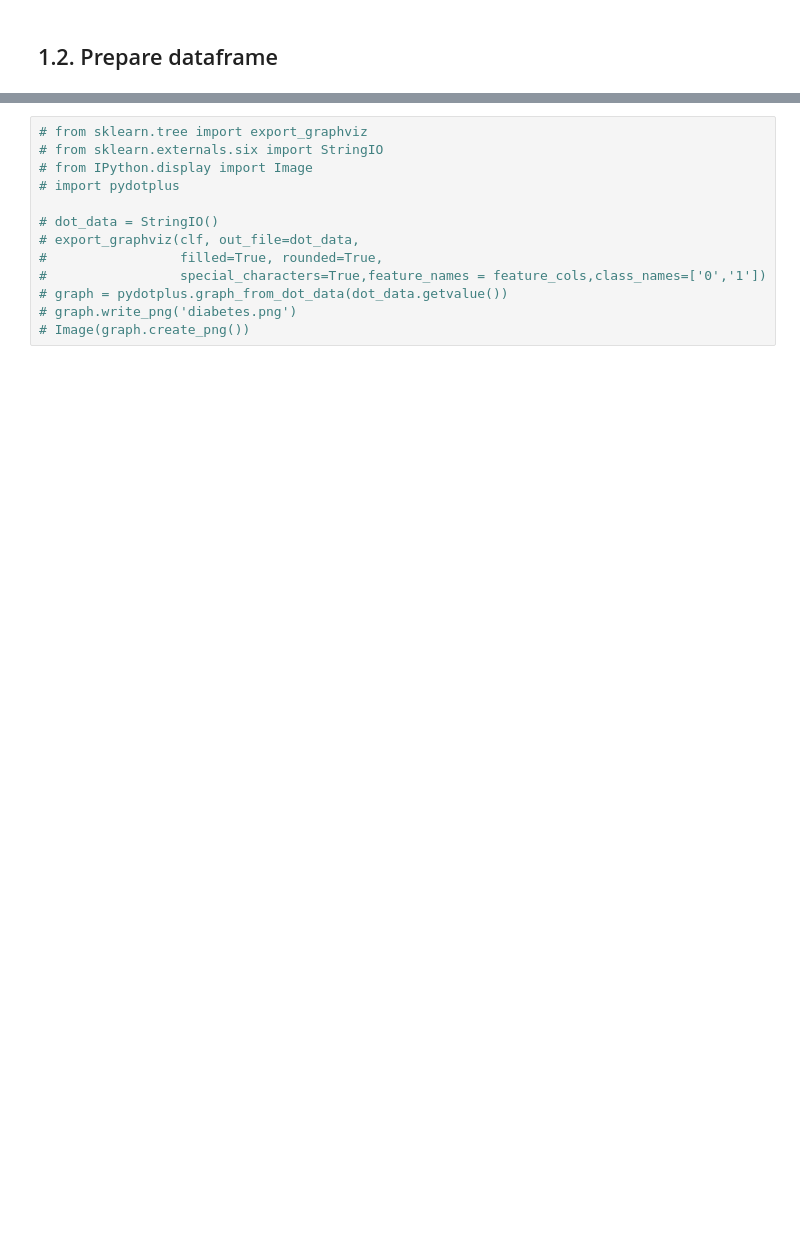
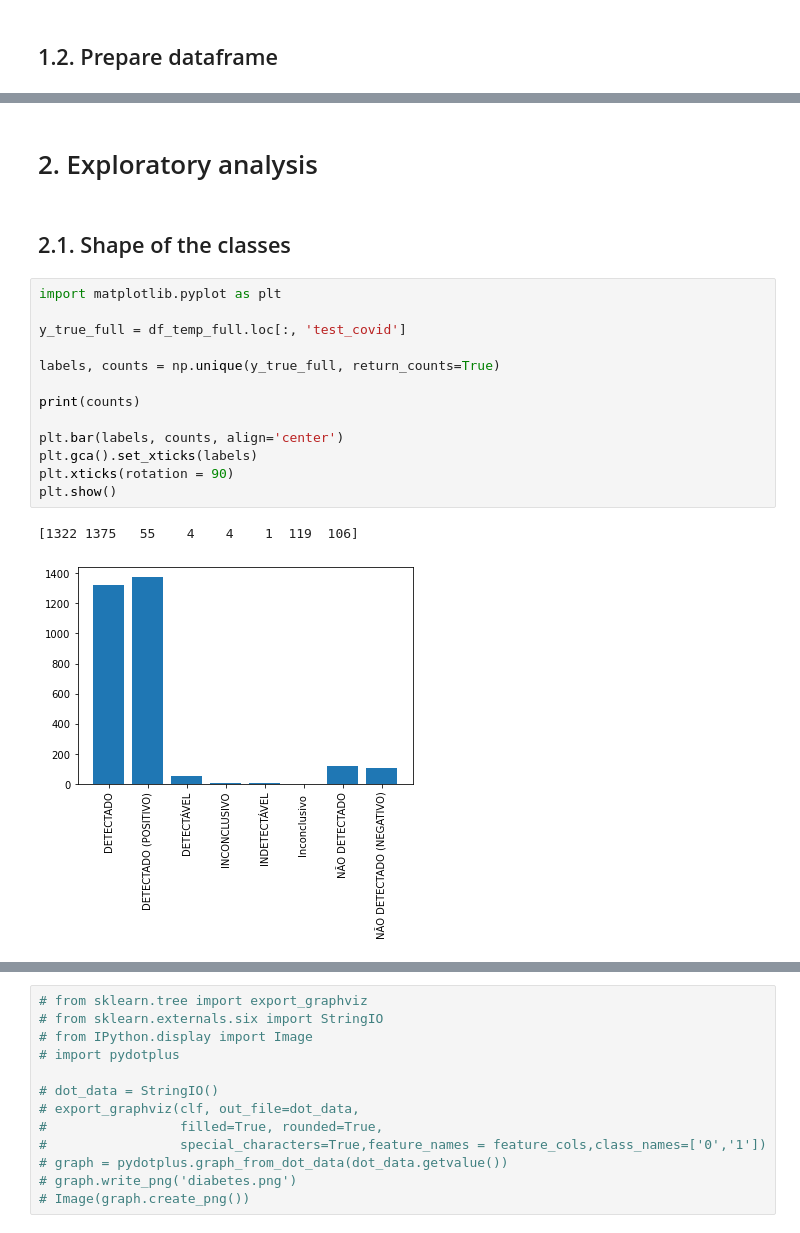
Before and after one commit to CaioFerreiraB/decision_tree_covid, a Jupyter notebook: tree.ipynb, the cells around one changed output, grey strips where cells are left out. Cells and saved outputs as stored; diff of their text form; blank space fills up the shorter version.

```diff
--- a/tree.ipynb
+++ b/tree.ipynb
@@ -94,0 +145,20 @@ df_final
+# %% [markdown]
+# 2. Exploratory analysis
+# %% [markdown]
+## 2.1. Shape of the classes
+# %%
+import matplotlib.pyplot as plt
+
+y_true_full = df_temp_full.loc[:, 'test_covid']
+
+labels, counts = np.unique(y_true_full, return_counts=True)
+
+print(counts)
+
+plt.bar(labels, counts, align='center')
+plt.gca().set_xticks(labels)
+plt.xticks(rotation = 90)
+plt.show()
+# %% [output]
+[1322 1375   55    4    4    1  119  106]
+[figure, added]
```
Also changed, not shown: parts of 25 cells of this notebook.
